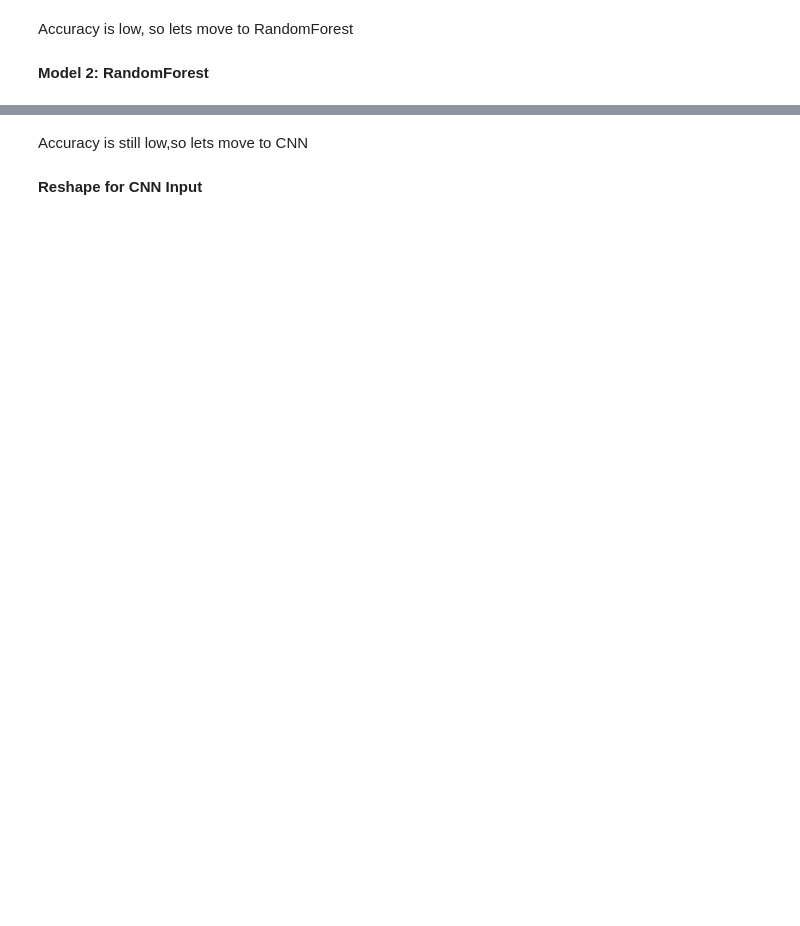
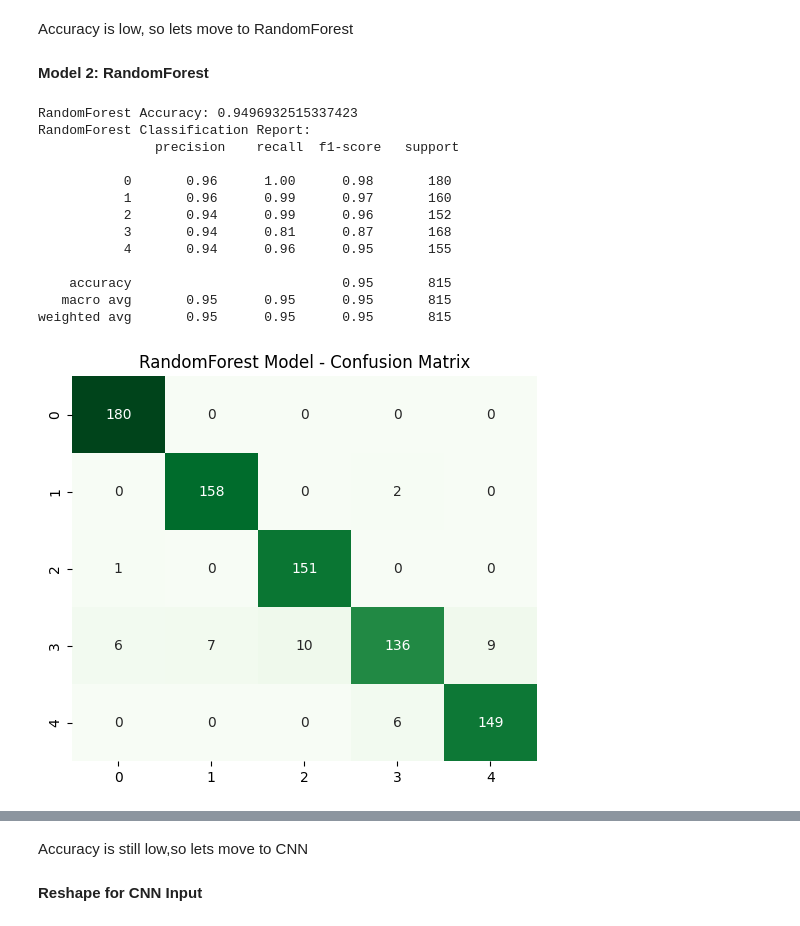
Before and after one commit to vaibhavkundu123/heart_disease_prediction, a Jupyter notebook: ml/model1.ipynb, the cells around one changed output, grey strips where cells are left out. Cells and saved outputs as stored; diff of their text form; code cells hidden in the pictures; blank space fills up the shorter version.

```diff
--- a/ml/model1.ipynb
+++ b/ml/model1.ipynb
@@ -319,30 +416,31 @@ Accuracy is low, so lets move to RandomForest
 # %% [markdown]
 **Model 2: RandomForest**
 # %%
-# Initialize the RandomForest model
 rf = RandomForestClassifier(random_state=42)
+rf.fit(X_train, y_train)
+rf_pred = rf.predict(X_test)
 
-# Fit the model to the training data
-rf.fit(X_train, y_train)
+# Evaluate RandomForest
+print("RandomForest Accuracy:", accuracy_score(y_test, rf_pred))
+print("RandomForest Classification Report:\n", classification_report(y_test, rf_pred))
 
-# Predict on the validation set
-rf_val_pred = rf.predict(X_val)
-
-# Evaluate RandomForest on the validation set
-print("RandomForest Validation Accuracy:", accuracy_score(y_val, rf_val_pred))
-print("RandomForest Validation Classification Report:\n", classification_report(y_val, rf_val_pred))
-
-# Predict on the test set
-rf_test_pred = rf.predict(X_test)
-
-# Evaluate RandomForest on the test set
-print("RandomForest Test Accuracy:", accuracy_score(y_test, rf_test_pred))
-print("RandomForest Test Classification Report:\n", classification_report(y_test, rf_test_pred))
-
-# Plot confusion matrix for the test set
+# Plot confusion matrix
 plt.figure(figsize=(6,5))
-sns.heatmap(confusion_matrix(y_test, rf_test_pred), annot=True, fmt="d", cmap="Greens", cbar=False)
-plt.title("RandomForest Model - Confusion Matrix (Test Set)")
-plt.xlabel("Predicted")
-plt.ylabel("True")
+sns.heatmap(confusion_matrix(y_test, rf_pred), annot=True, fmt="d", cmap="Greens", cbar=False)
+plt.title("RandomForest Model - Confusion Matrix")
 plt.show()
+# %% [output]
+RandomForest Accuracy: 0.9496932515337423
+RandomForest Classification Report:
+               precision    recall  f1-score   support
+
+           0       0.96      1.00      0.98       180
+           1       0.96      0.99      0.97       160
+           2       0.94      0.99      0.96       152
+           3       0.94      0.81      0.87       168
+           4       0.94      0.96      0.95       155
+
+    accuracy                           0.95       815
+   macro avg       0.95      0.95      0.95       815
+weighted avg       0.95      0.95      0.95       815
+[figure, added]
```
Also changed, not shown: parts of 38 cells of this notebook, 11 other files.
